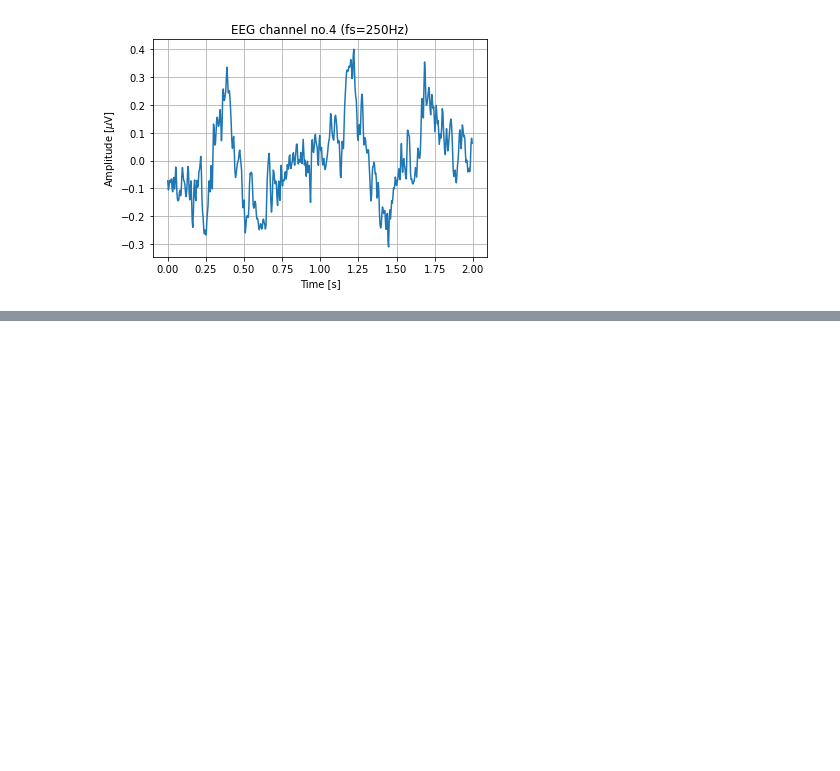
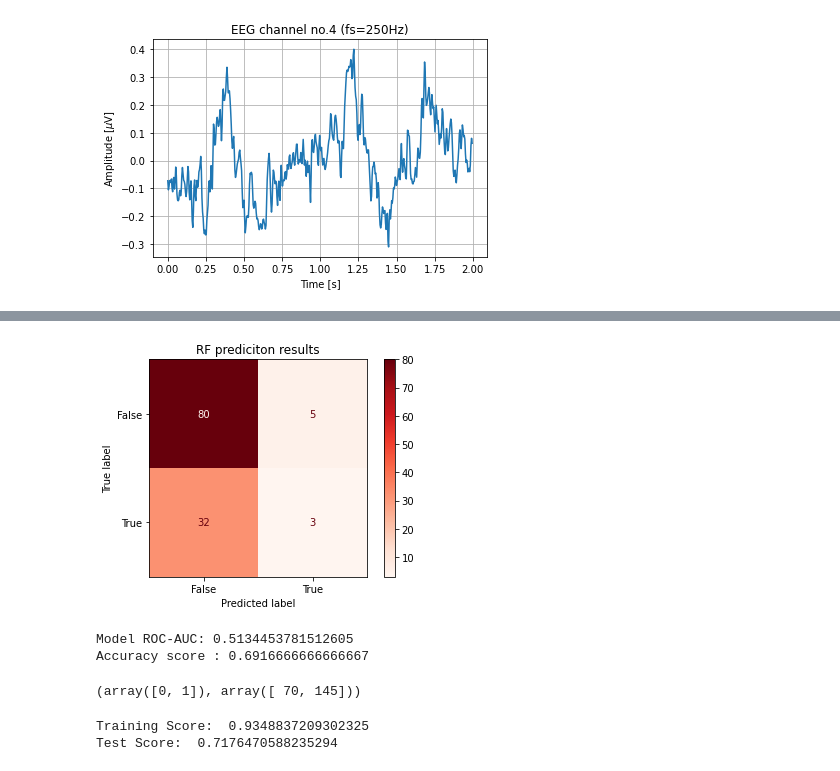
Before and after one commit to kalarimonk/ehealth, a Jupyter notebook: Learning EEG Data Quality.ipynb, the cells around one changed output, grey strips where cells are left out. Saved outputs shown, nothing was run; the diff lists cells and outputs as text; code cells hidden in the pictures; blank space fills up the shorter version.

Commit message:
adding two pipelines

```diff
--- a/Learning EEG Data Quality.ipynb
+++ b/Learning EEG Data Quality.ipynb
@@ -224,9 +137,11 @@ print(label_track, label_track.shape)
 # %%
-X_train, X_test, y_train, y_test = train_test_split(data_pip1, label_first_classification, test_size=0.33, random_state=42)
+training_size = int(0.70 * (newLabels.size))
 
-trlabels, trfreqs = np.unique(y_train,return_counts=True)
-tslabels, tsfreqs = np.unique(y_test,return_counts=True)
+X_train = combinedData[: training_size]
+y_train = newLabels[: training_size]
 
-print('Train Labels:',trlabels,'-> Corresponding Frequencies',trfreqs)
-print('Test Labels:',tslabels,'-> Corresponding Frequencies',tsfreqs)
+X_test = combinedData[training_size:]
+y_test = newLabels[training_size:]
+
+print(np.unique(y_train, return_counts=True))
 # %% [output]
@@ -271,0 +209,34 @@ Accuracy score for test set: 0.9440298507462687
+# %%
+confusionMatrix(y_test_pip1_stage1, s1test_prediction)
+# %% [output]
+[figure, added]
+Model ROC-AUC: 0.5134453781512605
+Accuracy score : 0.6916666666666667
+# %%
+# Pipeline 1 Stage 2
+# (clean + normal + abnormal)  --> clean + normal (Healthy) 1 vs Abnormal (Pathological) 0
+
+
+idx_train = np.where((s1train_prediction == y_train_pip1_stage1) & (y_train_pip1_stage1 == 0))[0]
+idx_test = np.where(y_test != 3)[0]
+
+X_train_pip1_stage2 = X_train[idx_train]
+y_train_pip1_stage2 = y_train[idx_train]
+
+# y_train_pip1_stage2[y_train_pip1_stage2 != 2] = 0 #Abnormal
+y_train_pip1_stage2[y_train_pip1_stage2 == 2] = 0 #Abnormal
+
+X_test_pip1_stage2 = X_test[idx_test]
+y_test_pip1_stage2 = y_test[idx_test]
+
+# y_test_pip1_stage2[y_test_pip1_stage2 != 2] = 0 #Abnormal
+y_test_pip1_stage2[y_test_pip1_stage2 == 2] = 0 #Abnormal
+
+np.unique(y_train_pip1_stage2, return_counts=True)
+# %% [output]
+(array([0, 1]), array([ 70, 145]))
+# %%
+s2train_prediction, s2test_prediction, s2train_score, s2test_score = rfmodel1(X_train_pip1_stage2, y_train_pip1_stage2, X_test_pip1_stage2, y_test_pip1_stage2)
+# %% [output]
+Training Score:  0.9348837209302325
+Test Score:  0.7176470588235294
```
Also changed, not shown: parts of 31 cells of this notebook.
